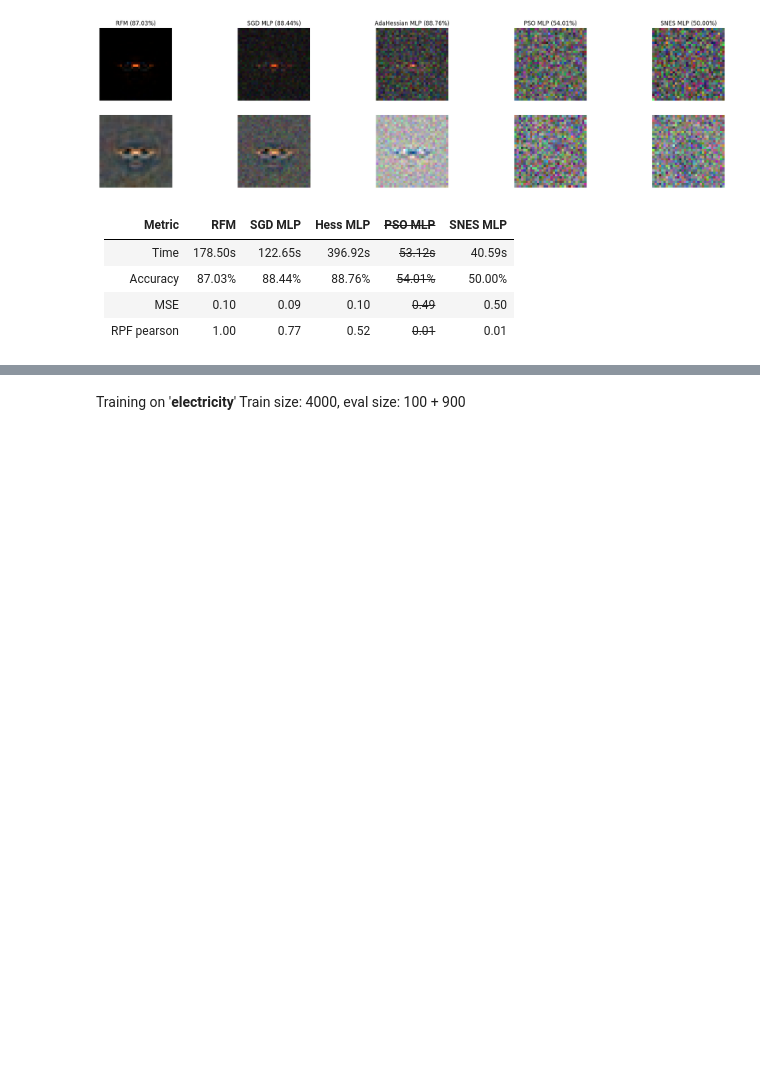
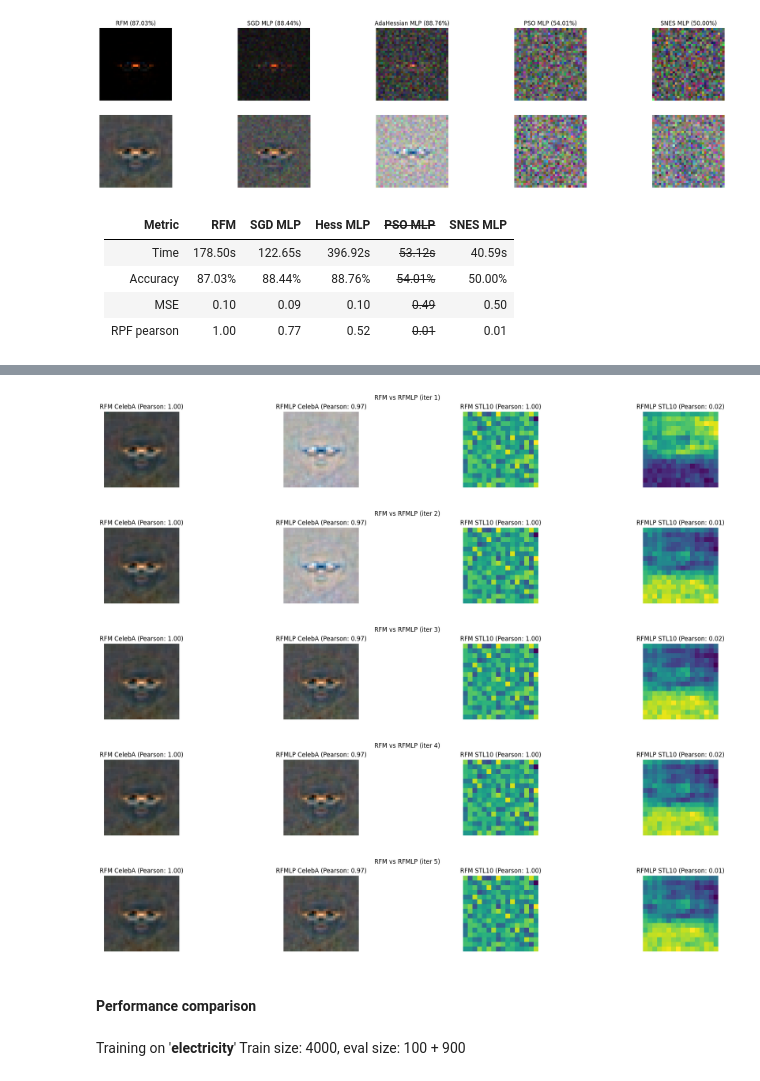
Before and after one commit to gerkone/recursive_feature_machines_praktikum, a Jupyter notebook: praktikum/extension.ipynb, the cells around one changed output, grey strips where cells are left out. Drawn from its saved outputs; the diff is of its cells as text; code cells hidden in the pictures; blank space fills up the shorter version.

```diff
--- a/praktikum/extension.ipynb
+++ b/praktikum/extension.ipynb
@@ -529,15 +524,15 @@ F_dict, _ = visualize_M_dict(Ms)
 plt.show()
 
 P = {}
-diag_rfm = F_dict["RFM"][1][1]
+eig_rfm = F_dict["RFM"][1][1]
 for name, (_, (_, diag)) in F_dict.items():
-    P[name] = np.abs(pearsonr(diag_rfm.flatten(), diag.flatten()).statistic)
+    P[name] = np.abs(pearsonr(eig_rfm.flatten(), diag.flatten()).statistic)
 
-table = f"| Metric | RFM | SGD MLP | Hess MLP | ~~PSO MLP~~ | SNES MLP |\n| --- | --- | --- |--- | --- | --- |\n"
-table += f"| Time | {time_rfm:.2f}s | {time_mlp:.2f}s | {time_mlp_hess:.2f}s | ~~{time_mlp_pso:.2f}s~~ | {time_mlp_snes:.2f}s |\n"
-table += f"| Accuracy | {acc_rfm:.2f}% | {acc_mlp:.2f}% | {acc_mlp_hess:.2f}% | ~~{acc_mlp_pso:.2f}%~~ | {acc_mlp_snes:.2f}% |\n"
-table += f"| MSE | {mse_rfm:.2f} | {mse_mlp:.2f} | {mse_mlp_hess:.2f} | ~~{mse_mlp_pso:.2f}~~ | {mse_mlp_snes:.2f} |\n"
-table += f"| RPF pearson | {P['RFM']:.2f} | {P['SGD MLP']:.2f} | {P['AdaHessian MLP']:.2f} | ~~{P['PSO MLP']:.2f}~~ | {P['SNES MLP']:.2f} |\n"
+table = f"| Metric | RFM | SGD MLP | Hess MLP | PSO MLP | SNES MLP |\n| --- | --- | --- |--- | --- | --- |\n"
+table += f"| Time | {time_rfm:.2f}s | {time_mlp:.2f}s | {time_mlp_hess:.2f}s | {time_mlp_pso:.2f}s | {time_mlp_snes:.2f}s |\n"
+table += f"| Accuracy | {acc_rfm:.2f}% | {acc_mlp:.2f}% | {acc_mlp_hess:.2f}% | {acc_mlp_pso:.2f}% | {acc_mlp_snes:.2f}% |\n"
+table += f"| MSE | {mse_rfm:.2f} | {mse_mlp:.2f} | {mse_mlp_hess:.2f} | {mse_mlp_pso:.2f} | {mse_mlp_snes:.2f} |\n"
+table += f"| RPF pearson | {P['RFM']:.2f} | {P['SGD MLP']:.2f} | {P['AdaHessian MLP']:.2f} | {P['PSO MLP']:.2f} | {P['SNES MLP']:.2f} |\n"
 
 printmd(table)
 # %% [output]
@@ -582,3 +762,62 @@ Finally, this subsection shows the effect of a feature hypernetwork, which is a
+# %%
+import torch
+from scipy.stats import pearsonr
+
+from utils.visualize import visualize_M_dict, get_max_eigenvector
+
+d = next(iter(celeba_trainloader))[0].shape[1]
+M_rfm_celeba = torch.eye(d)
+rfmlp_celeba = rfm.RFMLP(d, 10, 1e-3)
+
+d = next(iter(stl10_trainloader))[0].shape[1]
+M_rfm_stl = torch.eye(d)
+rfmlp_stl = rfm.RFMLP(d, 10, 1e-3)
+
+for i in range(5):
+    M_rfm_celeba, _, _, _ = rfm.train(celeba_trainloader, celeba_testloader, M=M_rfm_celeba, iters=1, soft_gamma=1e-4)
+    rfmlp_celeba, _, _, _ = rfm.train_hypernet(celeba_trainloader, celeba_testloader, model=rfmlp_celeba, iters=1, lr=1e-3)
+
+    M_rfm_stl, _, _, _ = rfm.train(stl10_trainloader, stl10_testloader, M=M_rfm_stl, iters=1)
+    rfmlp_stl, _, _, _ = rfm.train_hypernet(stl10_trainloader, stl10_testloader, model=rfmlp_stl, iters=1)
+
+    M_rfm_celeba_ = M_rfm_celeba.detach().cpu().numpy()
+    rfmlp_M_celeba = rfmlp_celeba.M.detach().cpu().numpy()
+
+    M_rfm_stl_ = M_rfm_stl.detach().cpu().numpy()
+    rfmlp_M_stl = rfmlp_stl.M.detach().cpu().numpy()
+
+    P_celeba = np.abs(
+        pearsonr(
+            get_max_eigenvector(M_rfm_celeba_).flatten(),
+            get_max_eigenvector(rfmlp_M_celeba).flatten()
+        )[0]
+    )
+    P_stl = np.abs(
+        pearsonr(
+            get_max_eigenvector(M_rfm_stl_).flatten(),
+            get_max_eigenvector(rfmlp_M_stl).flatten()
+        )[0]
+    )
+    visualize_M_dict(
+        {
+            "RFM CelebA": (1, M_rfm_celeba_),
+            "RFMLP CelebA": (P_celeba, rfmlp_M_celeba),
+            "RFM STL10": (1, M_rfm_stl_),
+            "RFMLP STL10": (P_stl, rfmlp_M_stl),
+        },
+        target_plots=["eig"],
+        title=f"RFM vs RFMLP (iter {i + 1})",
+        is_pearson=True
+    )
+    plt.show()
+# %% [output]
+[figure, added]
+[figure, added]
+[figure, added]
+[figure, added]
+[figure, added]
+# %% [markdown]
+#### Performance comparison
 # %%
 from utils.data import get_tabular_datasets
 
```
Also changed, not shown: parts of 19 cells of this notebook, 4 other files.
